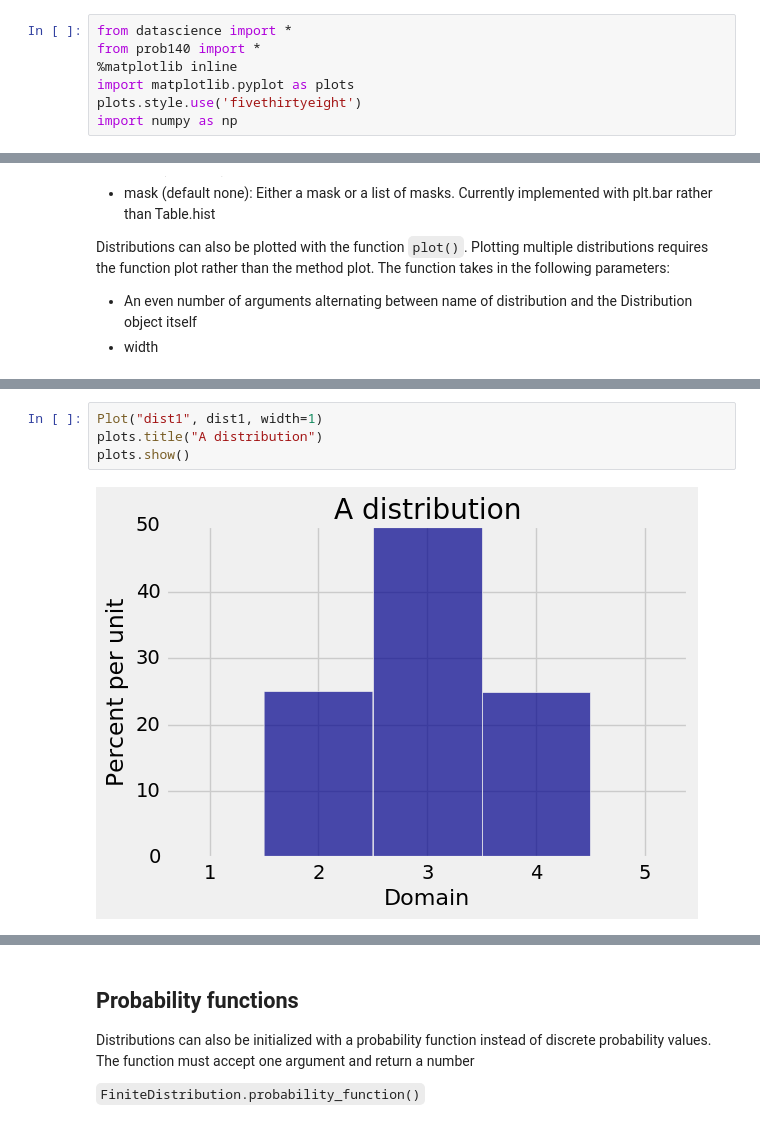
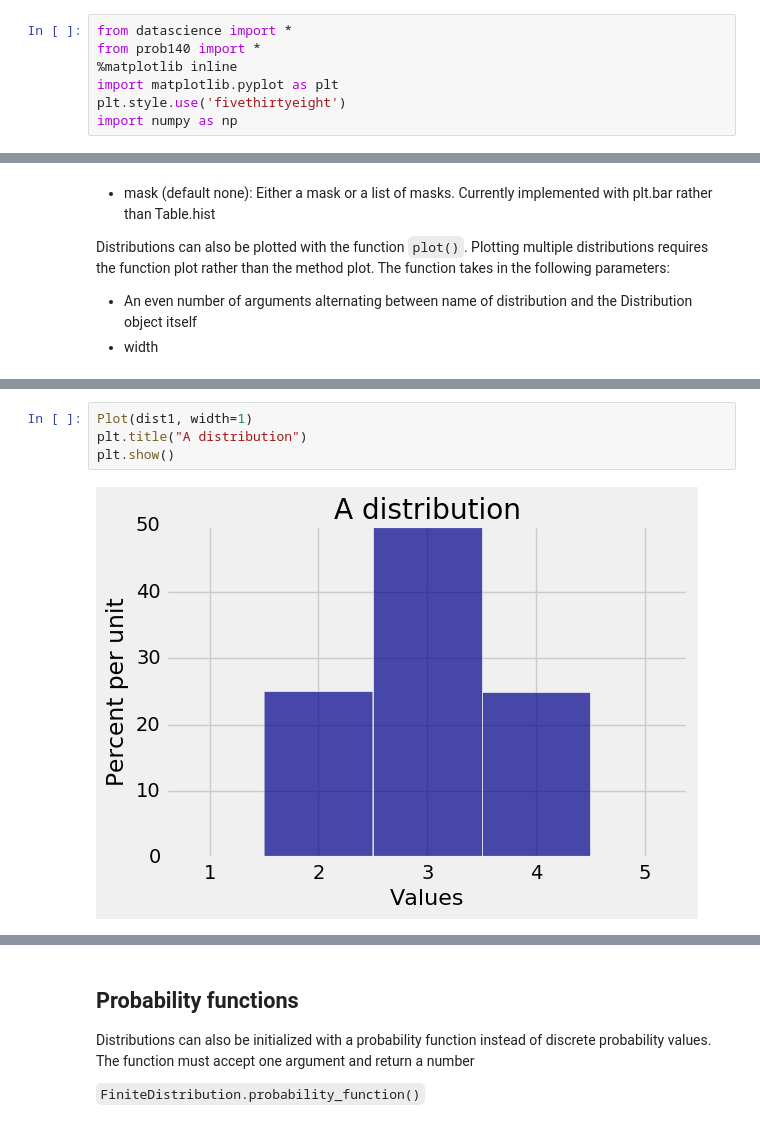
Before and after one commit to prob140/prob140, a Jupyter notebook: Examples.ipynb, the cells around one changed output, grey strips where cells are left out. Saved outputs shown, nothing was run; the diff lists cells and outputs as text.

```diff
--- a/Examples.ipynb
+++ b/Examples.ipynb
@@ -2,8 +2,8 @@
 from datascience import *
 from prob140 import *
 %matplotlib inline
-import matplotlib.pyplot as plots
-plots.style.use('fivethirtyeight')
+import matplotlib.pyplot as plt
+plt.style.use('fivethirtyeight')
 import numpy as np
 # %% [markdown]
 # Distributions
@@ -43,6 +43,6 @@ dist1.plot_dist()
 # %%
-Plot("dist1", dist1, width=1)
-plots.title("A distribution")
-plots.show()
+Plot(dist1, width=1)
+plt.title("A distribution")
+plt.show()
 # %% [output]
-[figure, old version]
+[figure, new version]
```
Also changed, not shown: parts of 35 cells of this notebook, 11 other files.
